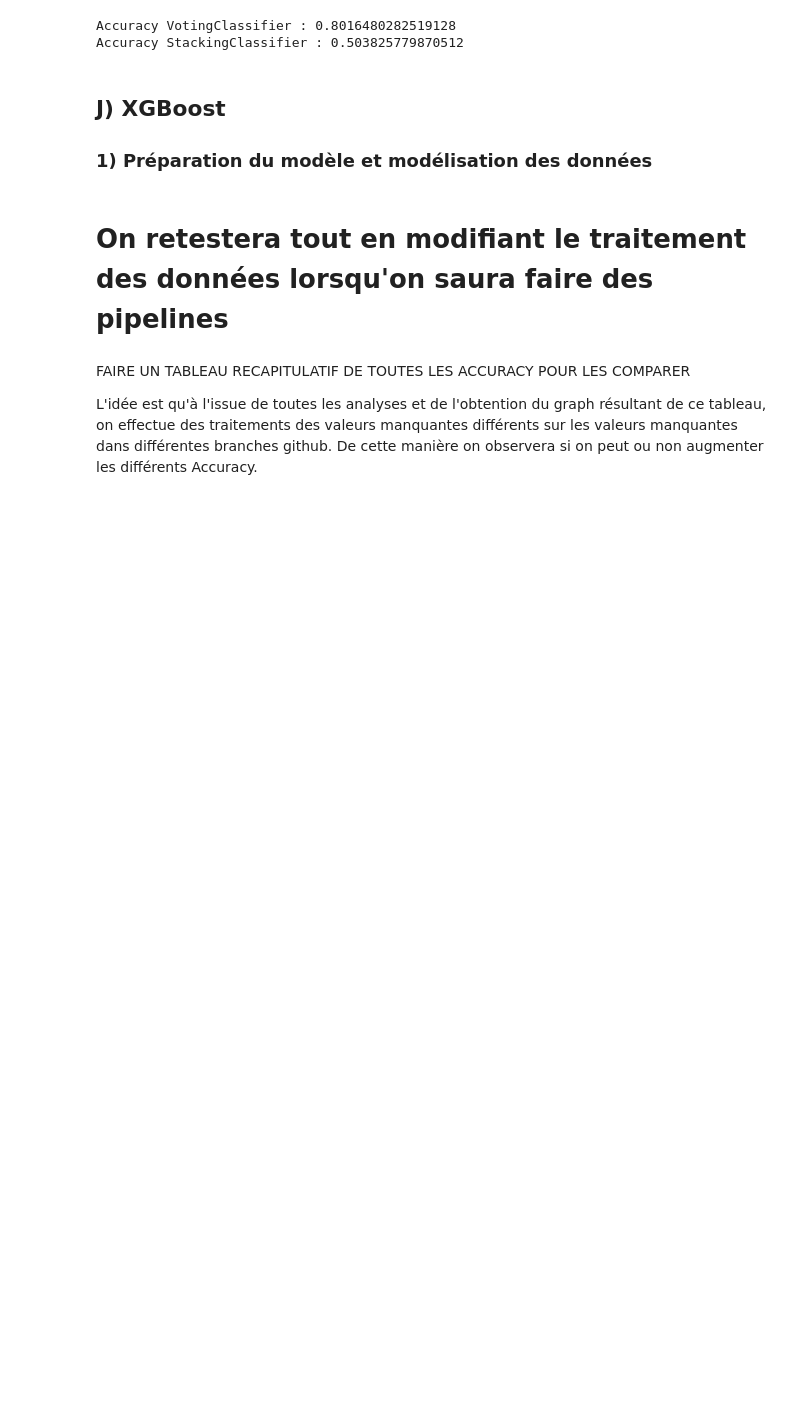
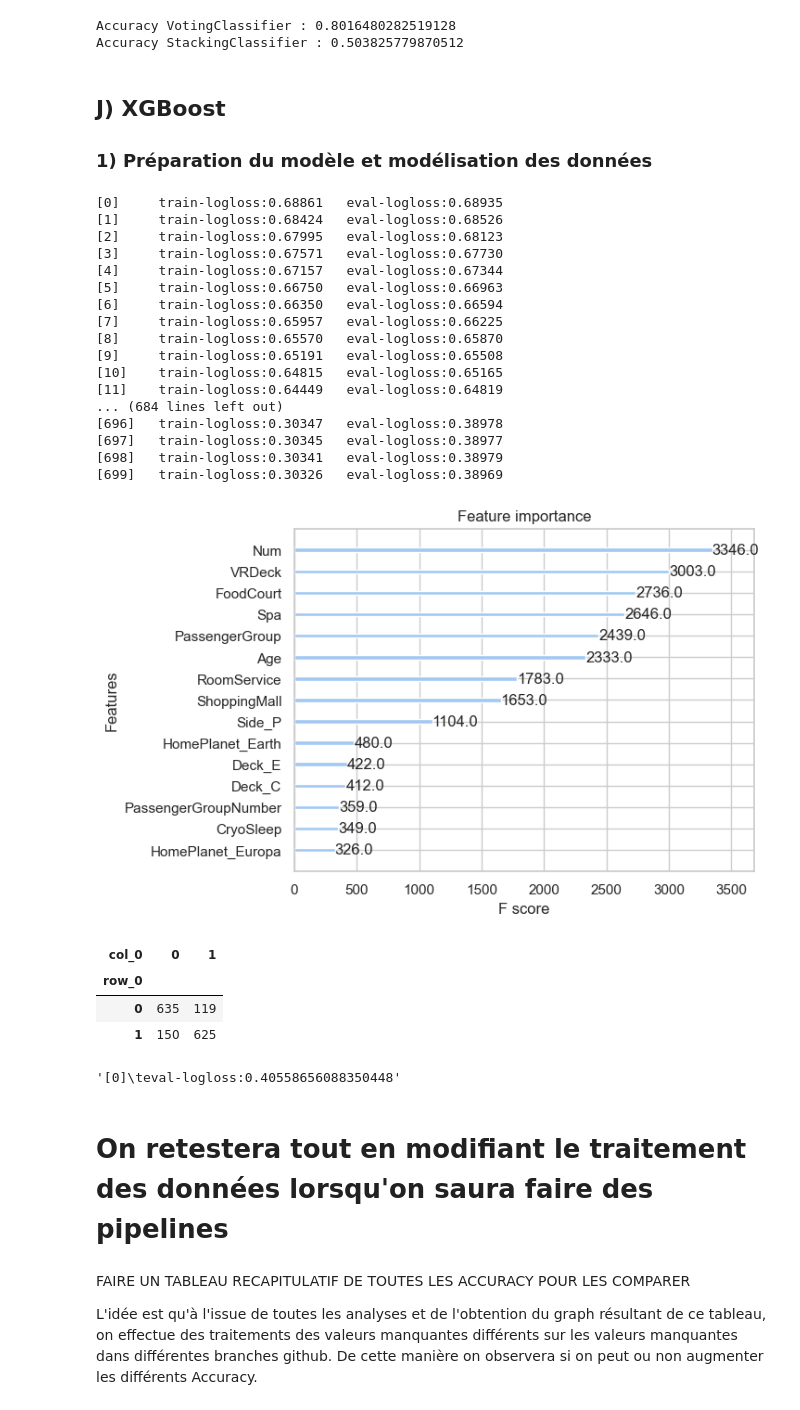
Before and after one commit to G-RELIQUET/Spaceship-Titanic, a Jupyter notebook: Etude.ipynb, the cells around one changed output. Saved outputs shown, nothing was run; the diff lists cells and outputs as text; code cells hidden in the pictures; blank space fills up the shorter version.

Commit message:
Première itération XGBoost

```diff
--- a/Etude.ipynb
+++ b/Etude.ipynb
@@ -1696,6 +1680,49 @@ features_matrix #A checker si bien ok
 # %%
+#On copie les DataFrames pour effectuer des modifications dessus
+df_train_XG=df_train.copy()
+df_test_XG=df_test.copy()
+
+#Séparation en deux dataframes
+features=df_train_XG.drop('Transported', axis=1)
+target=df_train_XG['Transported']
+target=[1 if x==True else 0 for x in target]
+
+#XGBoost ne travaille qu'avec des vecteurs numériques. On convertit donc toutes les variables catégorielles en variables numérique
+features_matrix = pd.get_dummies(features, dtype=int)
+
 #Création à partir de features_matrix et target :
 # Un ensemble de validation représentant 10% des données
 # Un ensemble d'apprentissage contenant 80% des données restantes (X_train, y_train) et un ensemble de test (X_test, y_test) :
 X, X_valid, y, y_valid = train_test_split(features_matrix, target, test_size=0.1)
 X_train, X_test, y_train, y_test = train_test_split(X, y, test_size=0.2)
+
+#Création des objets DMAtrix
+train = xgb.DMatrix(data=X_train, label=y_train)
+test = xgb.DMatrix(data=X_test, label=y_test)
+valid = xgb.DMatrix(data=X_valid, label=y_valid)
+
+#Entrainement d'un modèle avec learning_rate bas
+params = {'booster': 'gbtree', 'learning_rate': 0.01, 'objective': 'binary:logistic'}
+xgb2 = xgb.train(params = params, num_boost_round= 700,dtrain=train, evals= [(train, 'train'), (test, 'eval')])
+
+#On affiche le graphique d'importance pour xgb2
+xgb.plot_importance(xgb2, max_num_features=15);
+# %% [output]
+[0]     train-logloss:0.68861   eval-logloss:0.68935
+[1]     train-logloss:0.68424   eval-logloss:0.68526
+[2]     train-logloss:0.67995   eval-logloss:0.68123
+[3]     train-logloss:0.67571   eval-logloss:0.67730
+[4]     train-logloss:0.67157   eval-logloss:0.67344
+[5]     train-logloss:0.66750   eval-logloss:0.66963
+[6]     train-logloss:0.66350   eval-logloss:0.66594
+[7]     train-logloss:0.65957   eval-logloss:0.66225
+[8]     train-logloss:0.65570   eval-logloss:0.65870
+[9]     train-logloss:0.65191   eval-logloss:0.65508
+[10]    train-logloss:0.64815   eval-logloss:0.65165
+[11]    train-logloss:0.64449   eval-logloss:0.64819
+... (684 lines left out)
+[696]   train-logloss:0.30347   eval-logloss:0.38978
+[697]   train-logloss:0.30345   eval-logloss:0.38977
+[698]   train-logloss:0.30341   eval-logloss:0.38979
+[699]   train-logloss:0.30326   eval-logloss:0.38969
+[figure, added]
@@ -1718,3 +1729,18 @@ xgb2 = xgb.train(params = params, num_boost_round= 700,dtrain=train, evals= [(tr
+# %%
+y_pred = xgb2.predict(test)
+
+xgbpreds = pd.Series(np.where(y_pred > 0.5, 1, 0))
+
+pd.crosstab(xgbpreds, pd.Series(y_test))
+# %% [output]
+| col_0 | 0 | 1 |
+| row_0 |  |  |
+| 0 | 635 | 119 |
+| 1 | 150 | 625 |
+# %%
+xgb2.eval(valid)
+# %% [output]
+'[0]\teval-logloss:0.40558656088350448'
 # %% [markdown]
 # On retestera tout en modifiant le traitement des données lorsqu'on saura faire des pipelines
 # %% [markdown]
```
Also changed, not shown: parts of 7 cells of this notebook.
